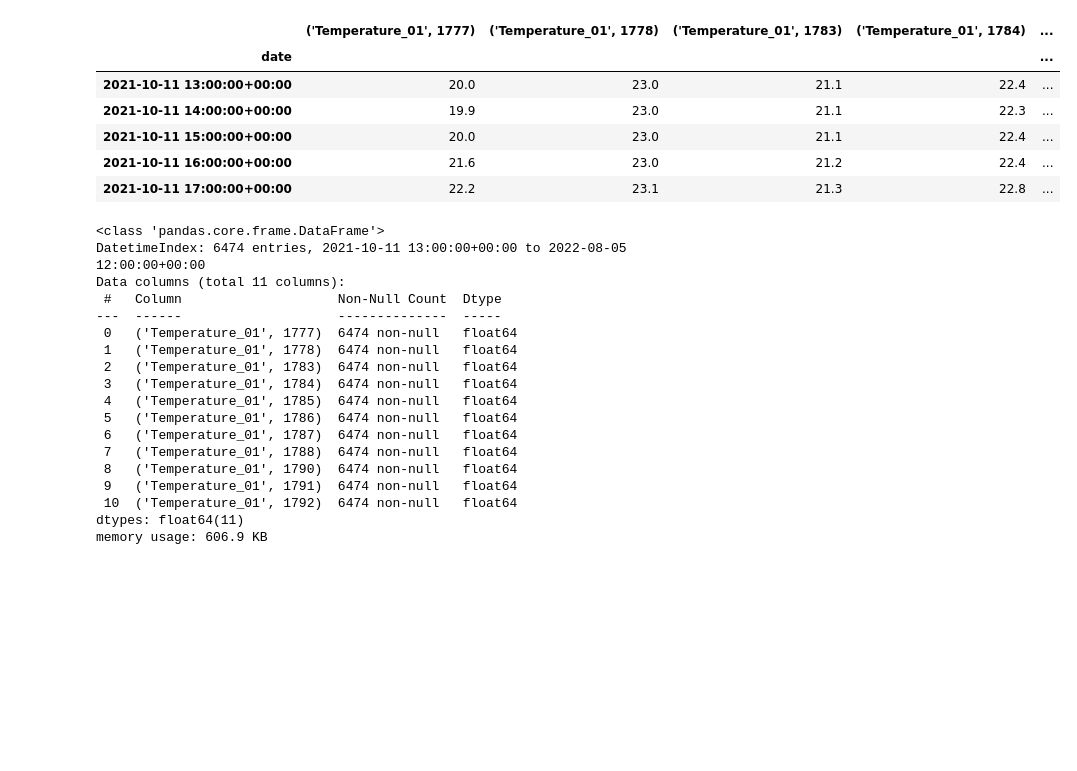
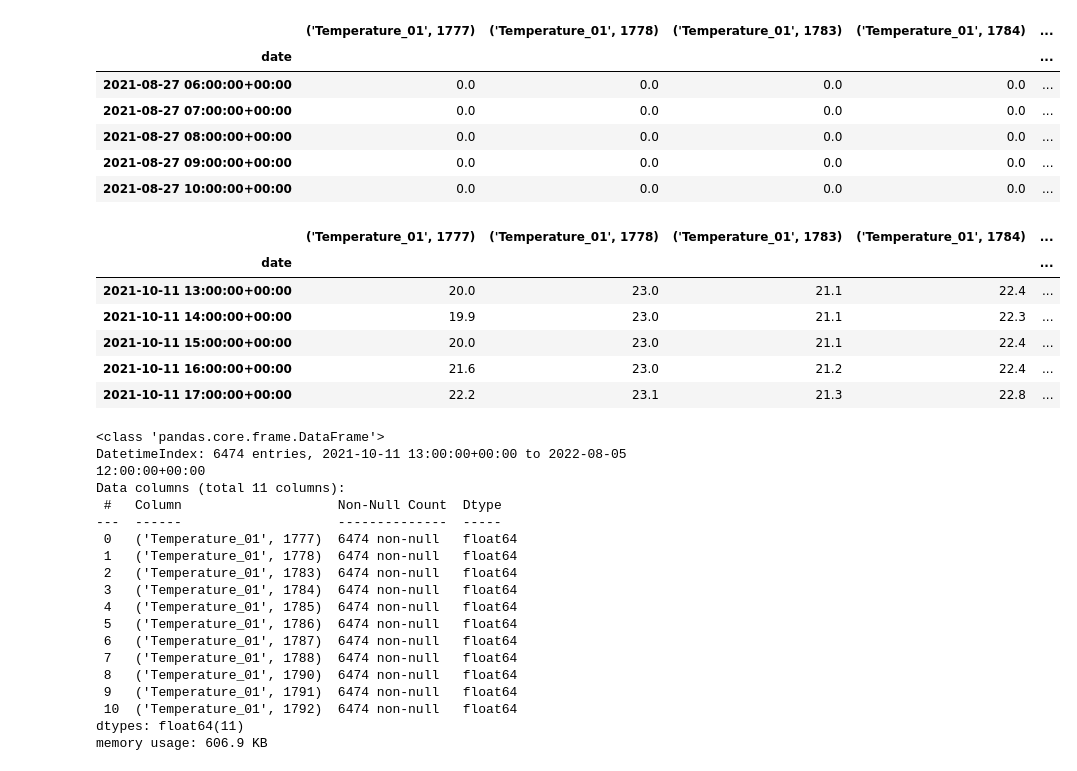
Before and after one commit to hamk-uas/HAMK_Smart_City_anomaly, a Jupyter notebook: PCA_Anomaly.ipynb, the cells around one changed output. Saved outputs shown, nothing was run; the diff lists cells and outputs as text; code cells hidden in the pictures; blank space fills up the shorter version.

```diff
--- a/PCA_Anomaly.ipynb
+++ b/PCA_Anomaly.ipynb
@@ -22,6 +32,16 @@ data['date'] = pd.to_datetime(data['timestamp'])
 df_full = data.iloc[:,134:] # 3452
 #df_full = data.iloc[:,304:] # 2948
 df_full = df_full.set_index('date')
+# %%
+df_full.head()
+# %% [output]
+|  | ('Temperature_01', 1777) | ('Temperature_01', 1778) | ('Temperature_01', 1783) | ('Temperature_01', 1784) | ... |
+| date |  |  |  |  | ... |
+| 2021-08-27 06:00:00+00:00 | 0.0 | 0.0 | 0.0 | 0.0 | ... |
+| 2021-08-27 07:00:00+00:00 | 0.0 | 0.0 | 0.0 | 0.0 | ... |
+| 2021-08-27 08:00:00+00:00 | 0.0 | 0.0 | 0.0 | 0.0 | ... |
+| 2021-08-27 09:00:00+00:00 | 0.0 | 0.0 | 0.0 | 0.0 | ... |
+| 2021-08-27 10:00:00+00:00 | 0.0 | 0.0 | 0.0 | 0.0 | ... |
 # %%
 # Remove the zero value and missing value
 df_full = df_full[df_full != 0]
```
Also changed, not shown: parts of 9 cells of this notebook.
